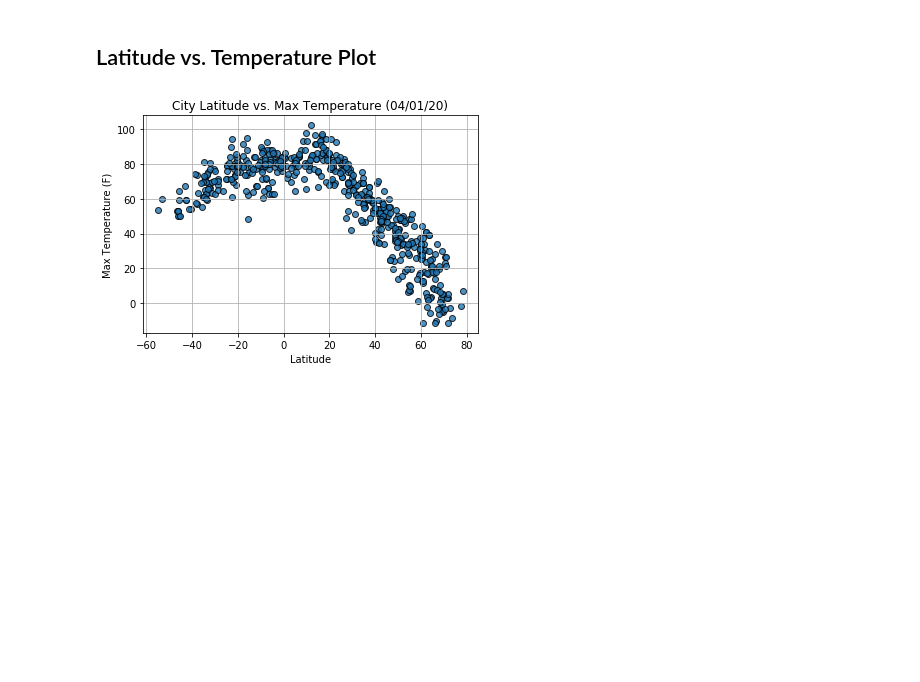
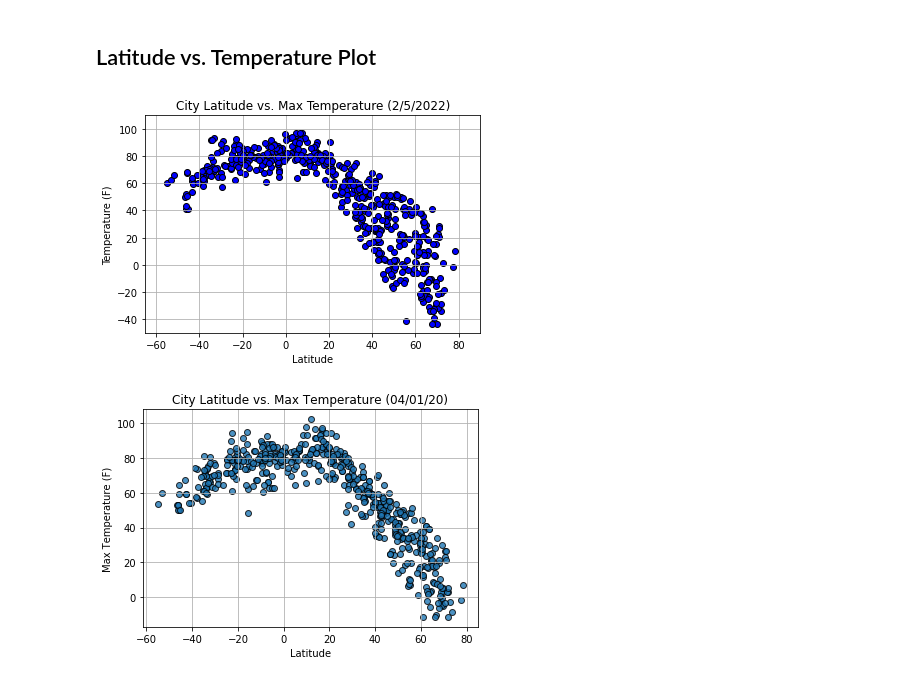
Before and after one commit to jeffreyoverholt/python-api-challenge, a Jupyter notebook: WeatherPy/WeatherPy.ipynb, the cells around one changed output. Saved outputs shown, nothing was run; the diff lists cells and outputs as text; code cells hidden in the pictures; blank space fills up the shorter version.

Commit message:
Code through plotting the data Weatherpy

```diff
--- a/WeatherPy/WeatherPy.ipynb
+++ b/WeatherPy/WeatherPy.ipynb
@@ -286,6 +286,20 @@ weather_dict.describe()
 * Save the plotted figures as .pngs.
 # %% [markdown]
 ## Latitude vs. Temperature Plot
+# %%
+# add grid https://jonathansoma.com/lede/data-studio/matplotlib/adding-grid-lines-to-a-matplotlib-chart/
+
+plt.scatter(city_lat, city_temp_max, marker="o", facecolors="blue", edgecolors="black")
+plt.ylim(-50,110)
+plt.xlim(-65,90)
+plt.title("City Latitude vs. Max Temperature (2/5/2022)")
+plt.xlabel("Latitude")
+plt.ylabel("Temperature (F)")
+plt.savefig("Output/Lat_vs_Temp_Plot.png")
+plt.grid()
+plt.show()
+# %% [output]
+[figure, added]
 # %%
 # %% [output]
 [figure]
```
Also changed, not shown: parts of 3 cells of this notebook, 4 other files.
